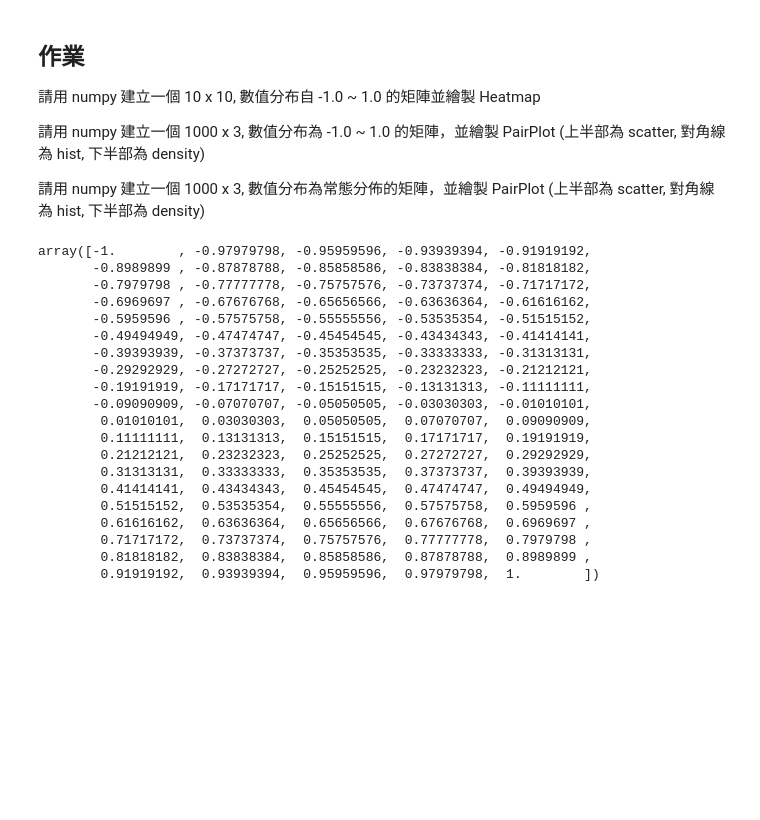
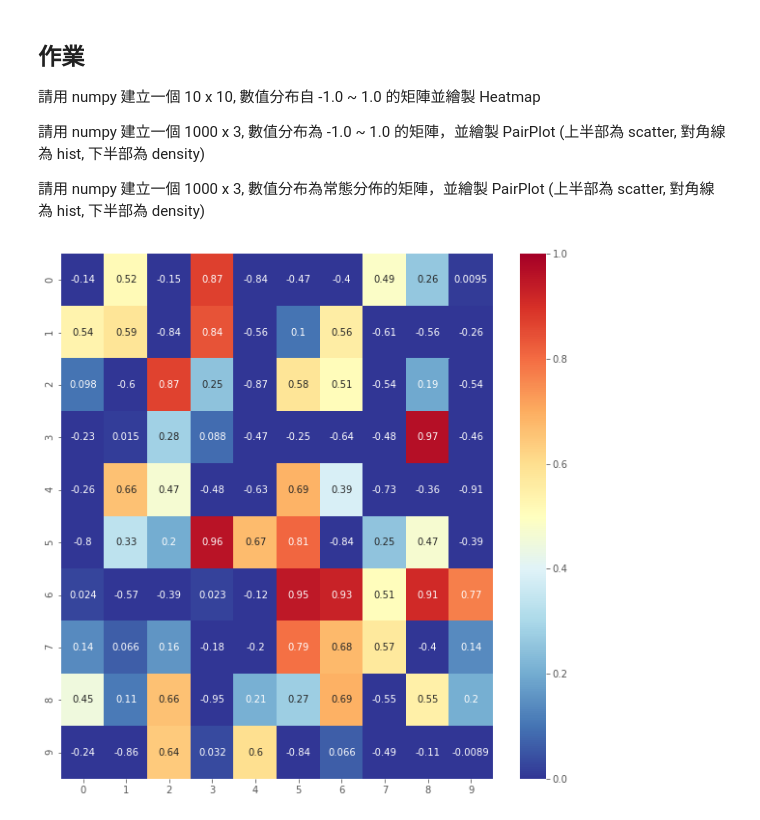
Before and after one commit to francislin871206/4th-ML100Days, a Jupyter notebook: Day_020_HW_practice.ipynb, the cells around one changed output. Saved outputs shown, nothing was run; the diff lists cells and outputs as text; code cells hidden in the pictures; blank space fills up the shorter version.

```diff
--- a/Day_020_HW_practice.ipynb
+++ b/Day_020_HW_practice.ipynb
@@ -111,26 +111,10 @@ print(list(x for x in list(plot_data.columns) if x != 'TARGET'))
 請用 numpy 建立一個 1000 x 3, 數值分布為常態分佈的矩陣，並繪製 PairPlot (上半部為 scatter, 對角線為 hist, 下半部為 density)
 # %%
 import random
-# %%
-np.linspace(-1,1,100)
-# %% [output]
-array([-1.        , -0.97979798, -0.95959596, -0.93939394, -0.91919192,
-       -0.8989899 , -0.87878788, -0.85858586, -0.83838384, -0.81818182,
-       -0.7979798 , -0.77777778, -0.75757576, -0.73737374, -0.71717172,
-       -0.6969697 , -0.67676768, -0.65656566, -0.63636364, -0.61616162,
-       -0.5959596 , -0.57575758, -0.55555556, -0.53535354, -0.51515152,
-       -0.49494949, -0.47474747, -0.45454545, -0.43434343, -0.41414141,
-       -0.39393939, -0.37373737, -0.35353535, -0.33333333, -0.31313131,
-       -0.29292929, -0.27272727, -0.25252525, -0.23232323, -0.21212121,
-       -0.19191919, -0.17171717, -0.15151515, -0.13131313, -0.11111111,
-       -0.09090909, -0.07070707, -0.05050505, -0.03030303, -0.01010101,
-        0.01010101,  0.03030303,  0.05050505,  0.07070707,  0.09090909,
-        0.11111111,  0.13131313,  0.15151515,  0.17171717,  0.19191919,
-        0.21212121,  0.23232323,  0.25252525,  0.27272727,  0.29292929,
-        0.31313131,  0.33333333,  0.35353535,  0.37373737,  0.39393939,
-        0.41414141,  0.43434343,  0.45454545,  0.47474747,  0.49494949,
-        0.51515152,  0.53535354,  0.55555556,  0.57575758,  0.5959596 ,
-        0.61616162,  0.63636364,  0.65656566,  0.67676768,  0.6969697 ,
-        0.71717172,  0.73737374,  0.75757576,  0.77777778,  0.7979798 ,
-        0.81818182,  0.83838384,  0.85858586,  0.87878788,  0.8989899 ,
-        0.91919192,  0.93939394,  0.95959596,  0.97979798,  1.        ])
+# %%
+matrix = (np.random.random((10,10)) - 0.5)*2
+plt.figure(figsize = (10,10))
+sns.heatmap(matrix,cmap= plt.cm.RdYlBu_r,vmin = 0,vmax = 1,annot = True)
+plt.show()
+# %% [output]
+[figure, added]
```
Also changed, not shown: parts of 7 cells of this notebook.
